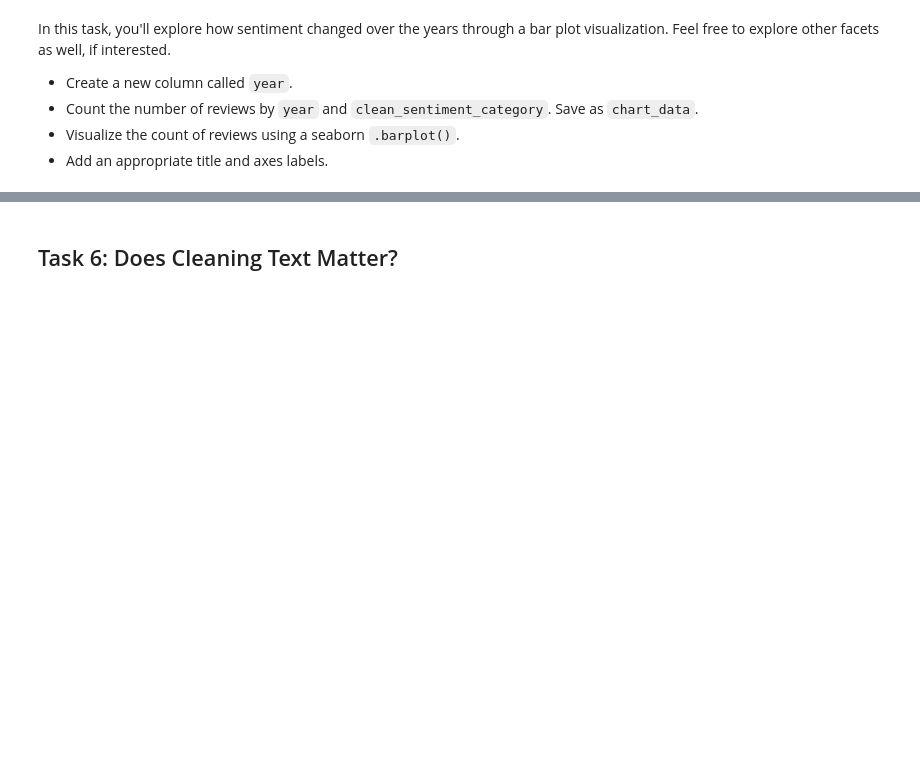
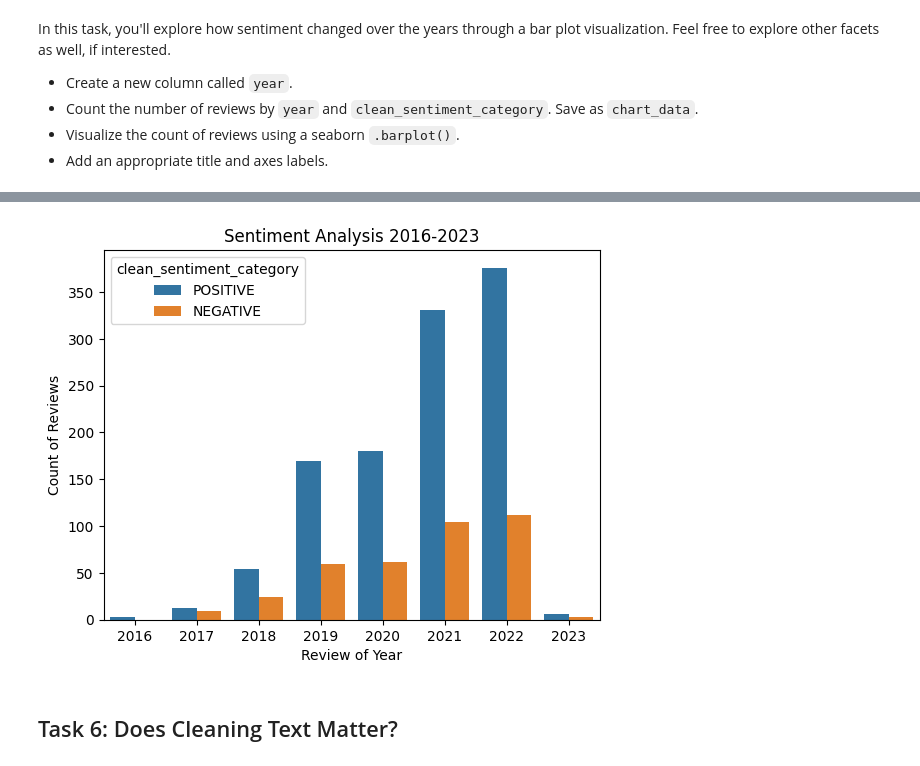
Before and after one commit to josemh301/openai-api-projects, a Jupyter notebook: HuggingFace/Project 2 - NLP App with Hugging Face/Building NLP Applications with Hugging Face.ipynb, the cells around one changed output, grey strips where cells are left out. Cells and saved outputs as stored; diff of their text form; code cells hidden in the pictures; blank space fills up the shorter version.

Commit message:
Sentiment Over the Years

```diff
--- a/HuggingFace/Project 2 - NLP App with Hugging Face/Building NLP Applications with Hugging Face.ipynb
+++ b/HuggingFace/Project 2 - NLP App with Hugging Face/Building NLP Applications with Hugging Face.ipynb
@@ -277,9 +275,8 @@ In this task, you'll explore how sentiment changed over the years through a bar
 - Add an appropriate title and axes labels.
 # %%
 # Create a new column called "year" which is the year of the "review_date".
-
+runway['year'] = runway['review_date'].dt.year
 
 # Create a new dataframe of review counts by "year" and "cleaned_sentiment_category".
-
-
-# Create a bar plot showing the count of reviews for each sentiment category over the years.
+chart_data = runway.groupby(['year', 'clean_sentiment_category'], as_index=False)['user_id'].count()
+chart_data.columns = ['year', 'clean_sentiment_category', 'cnt']
@@ -286,3 +302,12 @@ In this task, you'll explore how sentiment changed over the years through a bar
+# %%
+# Create a bar plot showing the count of reviews for each sentiment category over the years.
+sns.barplot(data=chart_data, x = "year", y = "cnt", hue="clean_sentiment_category", errorbar=None)
+plt.title("Sentiment Analysis 2016-2023")
+plt.xlabel("Review of Year")
+plt.ylabel("Count of Reviews")
+plt.show()
+# %% [output]
+[figure, added]
 # %% [markdown]
 ## Task 6: Does Cleaning Text Matter?
 # %% [markdown]
```
Also changed, not shown: parts of 3 cells of this notebook.
